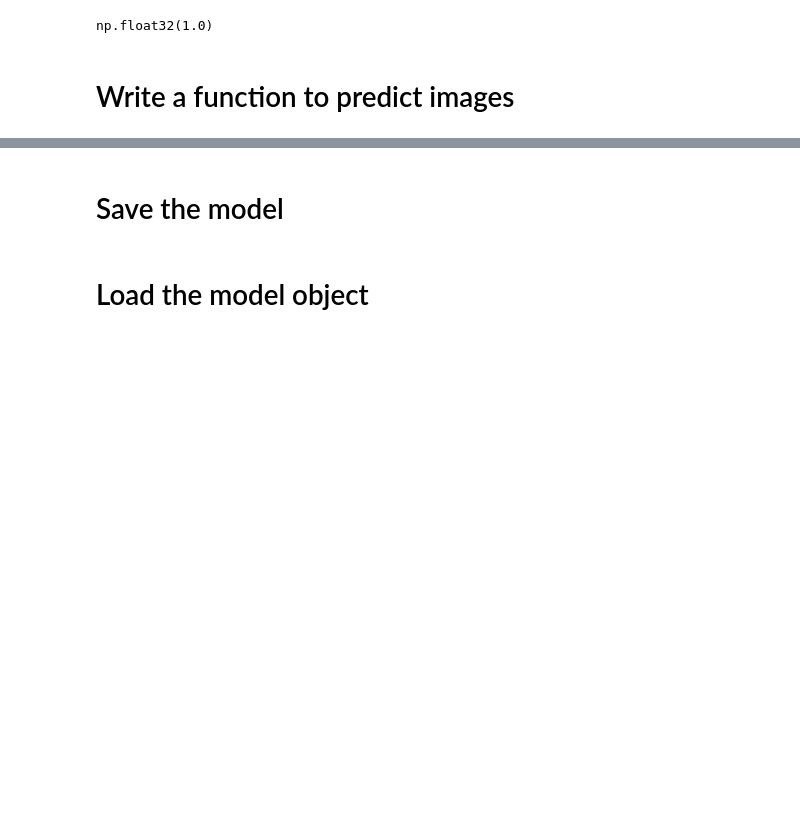
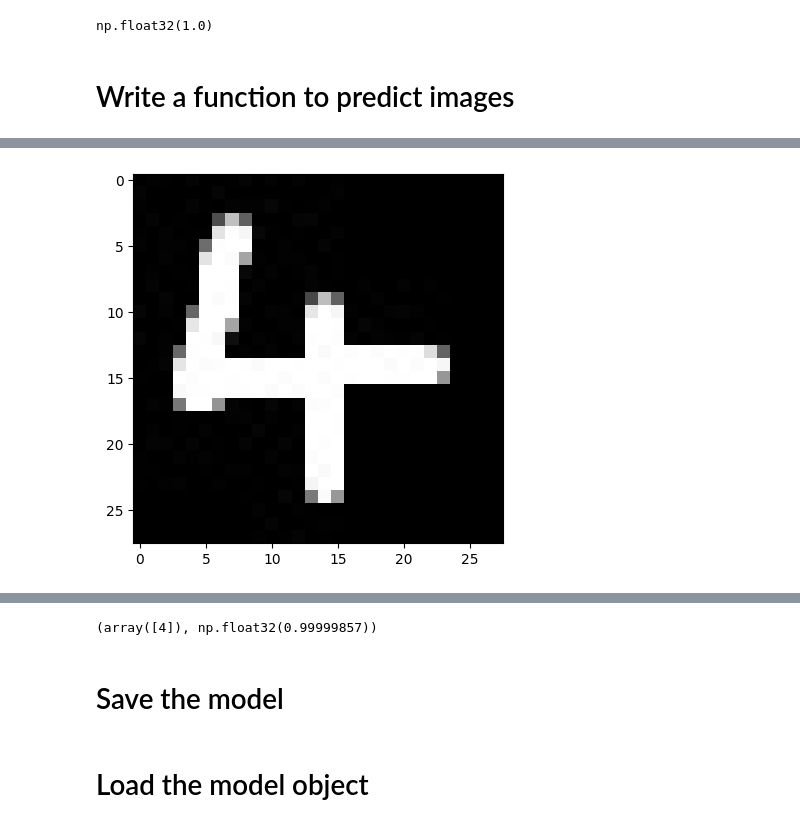
Before and after one commit to utkarshg1/Test1, a Jupyter notebook: Handwritten_Digit_Clasification.ipynb, the cells around one changed output, grey strips where cells are left out. Saved outputs shown, nothing was run; the diff lists cells and outputs as text; code cells hidden in the pictures; blank space fills up the shorter version.

```diff
--- a/Handwritten_Digit_Clasification.ipynb
+++ b/Handwritten_Digit_Clasification.ipynb
@@ -400,0 +407,4 @@ predict_digit("/content/Example_9.jpg")
+# %%
+predict_digit("/content/Example_4.jpg")
+# %% [output]
+[figure, added]
@@ -401,3 +412,4 @@ predict_digit("/content/Example_9.jpg")
+(array([4]), np.float32(0.99999857))
 # %% [markdown]
 # Save the model
 # %%
```
Also changed, not shown: parts of 16 cells of this notebook.
